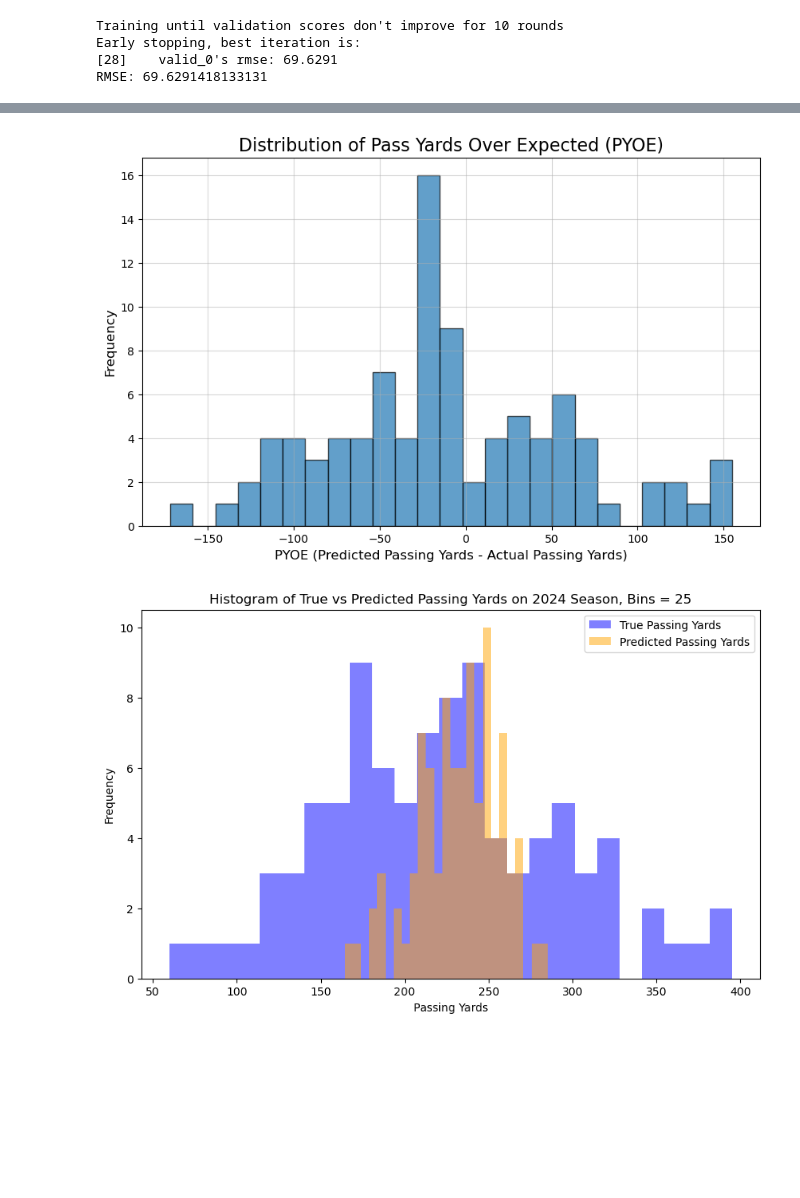
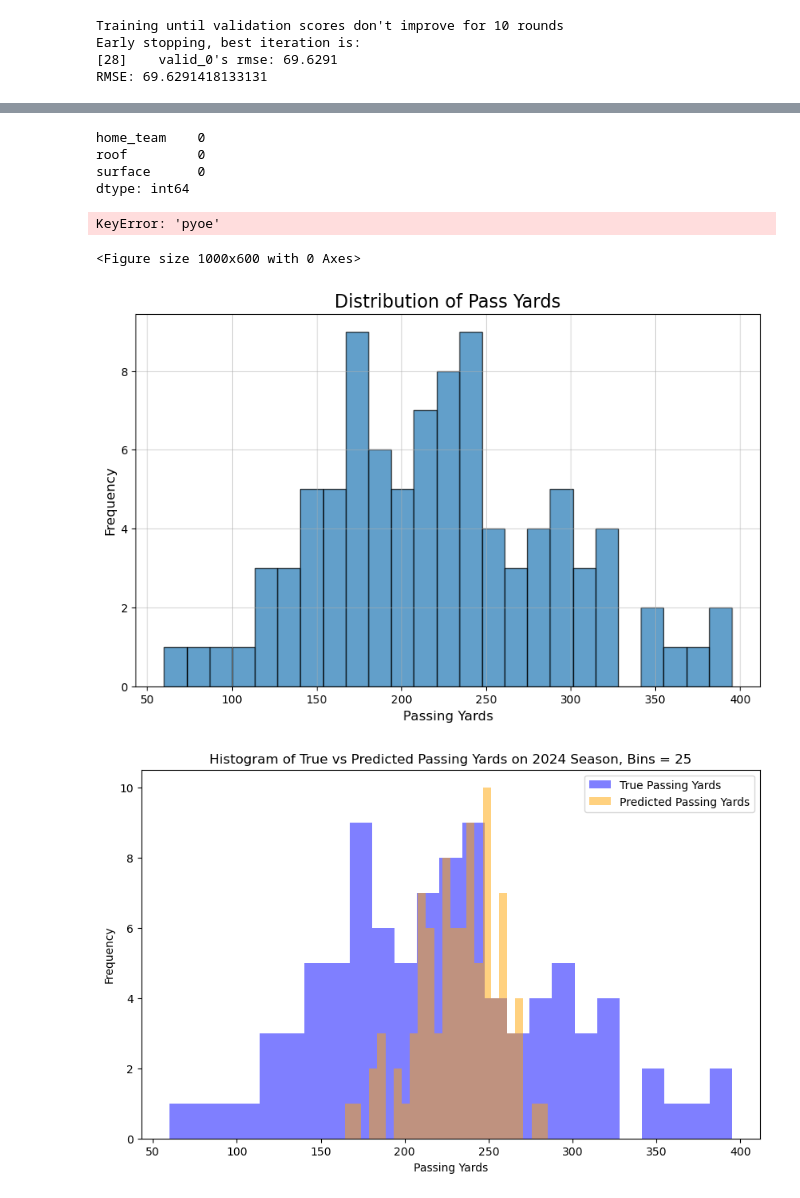
Before and after one commit to bhuggard/CheckTheCover, a Jupyter notebook: testnocom.ipynb, the cells around one changed output, grey strips where cells are left out. Drawn from its saved outputs; the diff is of its cells as text; code cells hidden in the pictures; blank space fills up the shorter version.

```diff
--- a/testnocom.ipynb
+++ b/testnocom.ipynb
@@ -404,11 +423,11 @@ RMSE: 69.6291418133131
 # Ensure test_data contains the 2024 season
 test_data = filtered_with_ewma[filtered_with_ewma['season'] == 2024]
 # %%
-# Add predictions to the test_data (2024) DataFrame
-test_data['predicted_passing_yards'] = y_pred
+# # Add predictions to the test_data (2024) DataFrame
+# test_data['predicted_passing_yards'] = y_pred
 
-# Calculate whether the model over-predicted or under-predicted
-test_data['pyoe'] = test_data['passing_yards'] - test_data['predicted_passing_yards']
+# # Calculate whether the model over-predicted or under-predicted
+# test_data['pyoe'] = test_data['passing_yards'] - test_data['predicted_passing_yards']
 
-# Display the updated dataframe with actual, predicted, and over/under information
-test_data[['week', 'passer_player_name', 'passing_yards', 'predicted_passing_yards', 'pyoe']].sort_values(by='pyoe', key=abs, ascending=False).tail(60)
+# # Display the updated dataframe with actual, predicted, and over/under information
+# test_data[['week', 'passer_player_name', 'passing_yards', 'predicted_passing_yards', 'pyoe']].sort_values(by='predicted_passing_yards', key=abs, ascending=False).tail(60)
@@ -443,3 +595,35 @@ See the caveats in the documentation: https://pandas.pydata.org/pandas-docs/stab
+# %%
+# Dictionary mapping home teams to roof and surface types
+stadium_characteristics = {
+    'ATL': {'roof': 'dome', 'surface': 'turf'},
+    'MIN': {'roof': 'dome', 'surface': 'turf'},
+    'CHI': {'roof': 'outdoors', 'surface': 'grass'},
+    'CIN': {'roof': 'outdoors', 'surface': 'grass'},
+    'HOU': {'roof': 'dome', 'surface': 'turf'},
+    'JAX': {'roof': 'outdoors', 'surface': 'grass'},
+    'NE':  {'roof': 'outdoors', 'surface': 'turf'},
+    'WAS': {'roof': 'outdoors', 'surface': 'grass'},
+    'DEN': {'roof': 'outdoors', 'surface': 'grass'},
+    'SF':  {'roof': 'outdoors', 'surface': 'grass'},
+    'LA':  {'roof': 'dome', 'surface': 'turf'},
+    'SEA': {'roof': 'outdoors', 'surface': 'turf'},
+    'PIT': {'roof': 'outdoors', 'surface': 'grass'},
+    'KC':  {'roof': 'outdoors', 'surface': 'grass'},
+    'NO':  {'roof': 'dome', 'surface': 'turf'}
+}
+
+# Fill in the missing 'roof' and 'surface' based on the home team
+for team, characteristics in stadium_characteristics.items():
+    schedule_with_stats.loc[schedule_with_stats['home_team'] == team, 'roof'] = characteristics['roof']
+    schedule_with_stats.loc[schedule_with_stats['home_team'] == team, 'surface'] = characteristics['surface']
+
+# Verify that the missing values are now filled
+print(schedule_with_stats[['home_team', 'roof', 'surface']].isna().sum())
+# %% [output]
+home_team    0
+roof         0
+surface      0
+dtype: int64
 # %%
 # Plotting the histogram of PYOE
 plt.figure(figsize=(10, 6))
@@ -452,7 +636,21 @@ plt.grid(True, alpha=0.5)
 # Show the plot
 plt.show()
 # %% [output]
-[figure, removed]
+KeyError: 'pyoe'
+<Figure size 1000x600 with 0 Axes>
+# %%
+# Plotting the histogram of PYOE
+plt.figure(figsize=(10, 6))
+plt.hist(test_data['passing_yards'], bins=25, edgecolor='black', alpha=0.7)
+plt.title('Distribution of Pass Yards', fontsize=16)
+plt.xlabel('Passing Yards', fontsize=12)
+plt.ylabel('Frequency', fontsize=12)
+plt.grid(True, alpha=0.5)
+
+# Show the plot
+plt.show()
+# %% [output]
+[figure, added]
 # %%
 # Plotting the histogram of predicted passing yards and true passing yards
 plt.figure(figsize=(10, 6))
```
Also changed, not shown: parts of 17 cells of this notebook.
